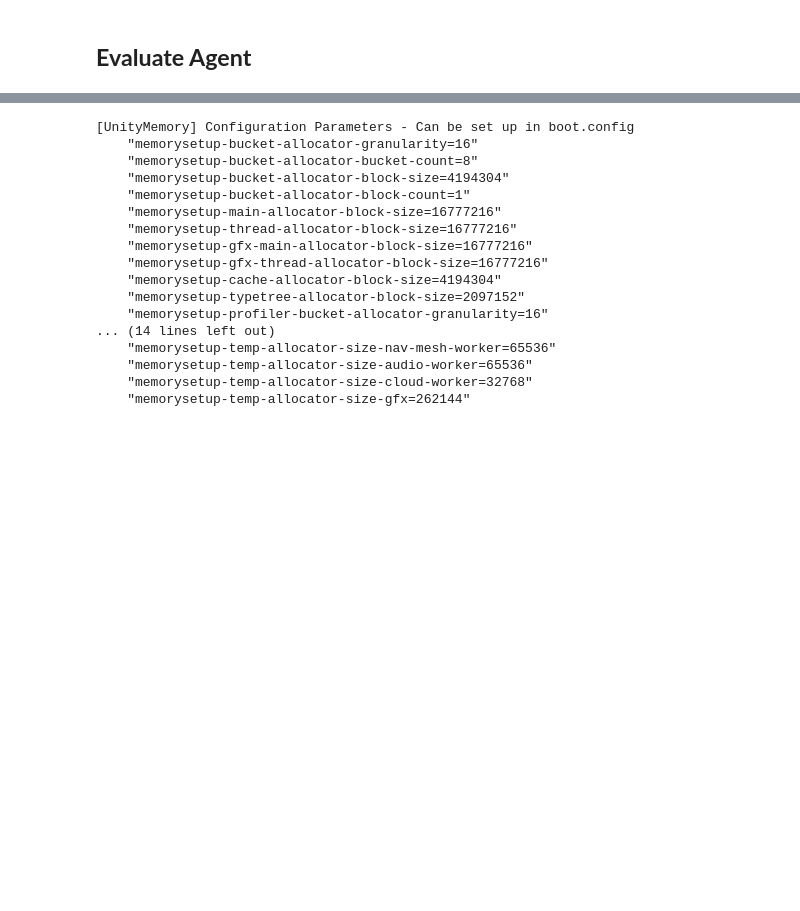
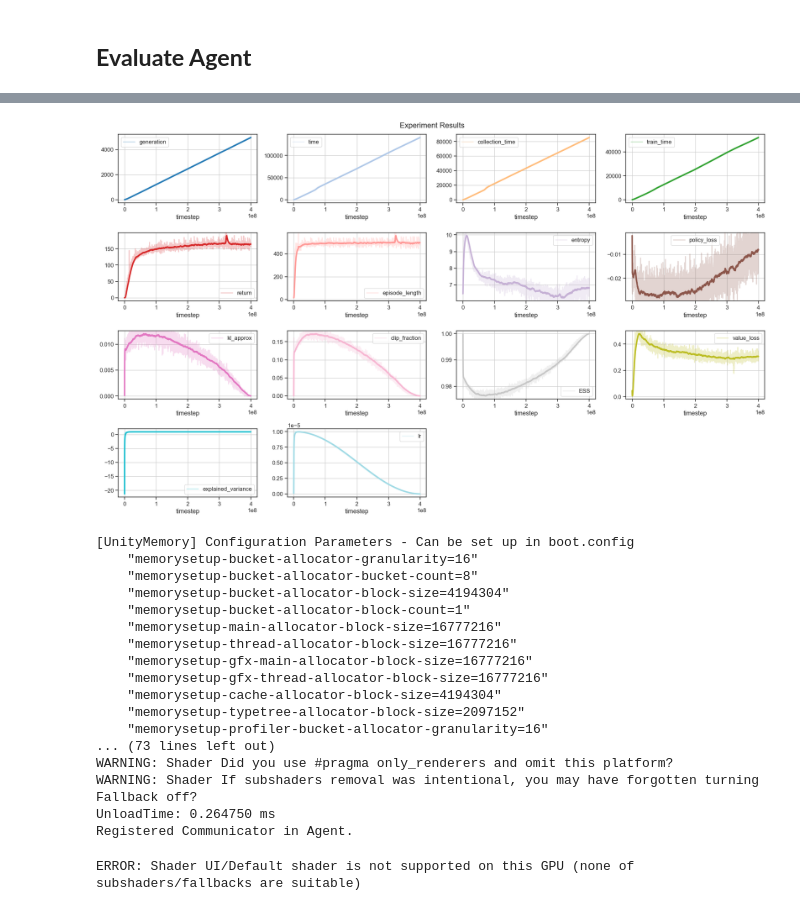
Before and after one commit to notDroid/unity-rl, a Jupyter notebook: rl.ipynb, the cells around one changed output, grey strips where cells are left out. Cells and saved outputs as stored; diff of their text form; code cells hidden in the pictures; blank space fills up the shorter version.

```diff
--- a/rl.ipynb
+++ b/rl.ipynb
@@ -447,3 +442,7 @@ get_repo_tree()
 # log_path = "experiments/Walker/ppo/conf1/logs/run2"
 # logger = HFTBLogger(ppo_log_keys, log_dir=log_path, repo_id='notnotDroid/unity-rl', repo_subfolder=log_path)
 # logger.sync_from_hub()
+# %%
+log_path = os.path.join("experiments", ENV_NAME, "ppo", "conf1", "logs", "run9")
+log_keys = tb_get_keys(log_path)
+log_keys
@@ -449,0 +465,5 @@ get_repo_tree()
+# %%
+logger = TensorBoardLogger(log_keys, log_dir=log_path)
+logger.revert()
+df = logger.dataframe()
+df
@@ -450 +484,5 @@ get_repo_tree()
+# %%
+plot_results(df, log_index='timestep', ewma_span=100)
+# %% [output]
+[figure, added]
 # %%
@@ -455,7 +493,7 @@ policy = model.get_policy_operator()
 try: env.close()
 except: pass
 
-env = UnityEnv(name=ENV_NAME, path=ENV_PATH, graphics=True, time_scale=1)
+env = UnityEnv(name=ENV_NAME, path=ENV_PATH, graphics=False, time_scale=20)
 # %% [output]
 [UnityMemory] Configuration Parameters - Can be set up in boot.config
     "memorysetup-bucket-allocator-granularity=16"
@@ -469,12 +507,14 @@ env = UnityEnv(name=ENV_NAME, path=ENV_PATH, graphics=True, time_scale=1)
     "memorysetup-cache-allocator-block-size=4194304"
     "memorysetup-typetree-allocator-block-size=2097152"
     "memorysetup-profiler-bucket-allocator-granularity=16"
-... (14 lines left out)
-    "memorysetup-temp-allocator-size-nav-mesh-worker=65536"
-    "memorysetup-temp-allocator-size-audio-worker=65536"
-    "memorysetup-temp-allocator-size-cloud-worker=32768"
-    "memorysetup-temp-allocator-size-gfx=262144"
+... (73 lines left out)
+WARNING: Shader Did you use #pragma only_renderers and omit this platform?
+WARNING: Shader If subshaders removal was intentional, you may have forgotten turning Fallback off?
+UnloadTime: 0.264750 ms
+Registered Communicator in Agent.
 # %%
 data = None
 with torch.no_grad():
-    data = env.rollout(1000, policy=policy, break_when_any_done=False)
+    data = env.rollout(10_000, policy=policy, break_when_any_done=False)
+# %% [output]
+ERROR: Shader UI/Default shader is not supported on this GPU (none of subshaders/fallbacks are suitable)
```
Also changed, not shown: parts of 9 cells of this notebook, 5 other files.
